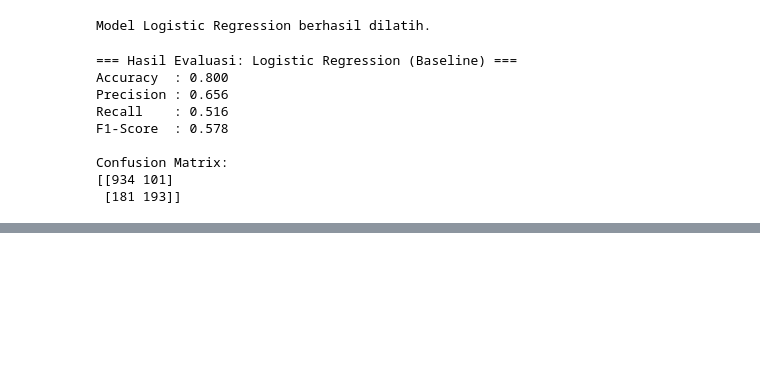
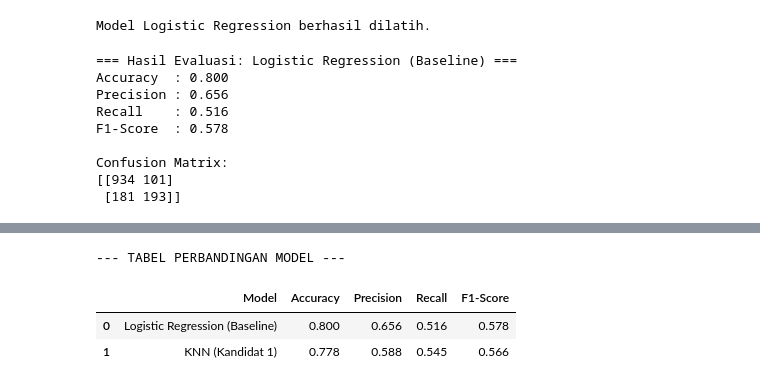
Before and after one commit to carlos1739/analisis_telco, a Jupyter notebook: notebook/churn_analysis.ipynb, the cells around one changed output, grey strips where cells are left out. Saved outputs shown, nothing was run; the diff lists cells and outputs as text; code cells hidden in the pictures; blank space fills up the shorter version.

```diff
--- a/notebook/churn_analysis.ipynb
+++ b/notebook/churn_analysis.ipynb
@@ -697,0 +774,16 @@ Confusion Matrix:
+# %%
+# [Pemilik: Radhit]
+# TUGAS 5: Mengubah hasil evaluasi ke DataFrame dan Menampilkan Tabel
+
+import pandas as pd
+
+# Ubah list hasil_evaluasi menjadi Pandas DataFrame
+df_hasil = pd.DataFrame(hasil_evaluasi)
+
+print("--- TABEL PERBANDINGAN MODEL ---")
+display(df_hasil)
+# %% [output]
+--- TABEL PERBANDINGAN MODEL ---
+|  | Model | Accuracy | Precision | Recall | F1-Score |
+| 0 | Logistic Regression (Baseline) | 0.800 | 0.656 | 0.516 | 0.578 |
+| 1 | KNN (Kandidat 1) | 0.778 | 0.588 | 0.545 | 0.566 |
```
Also changed, not shown: parts of 7 cells of this notebook.
